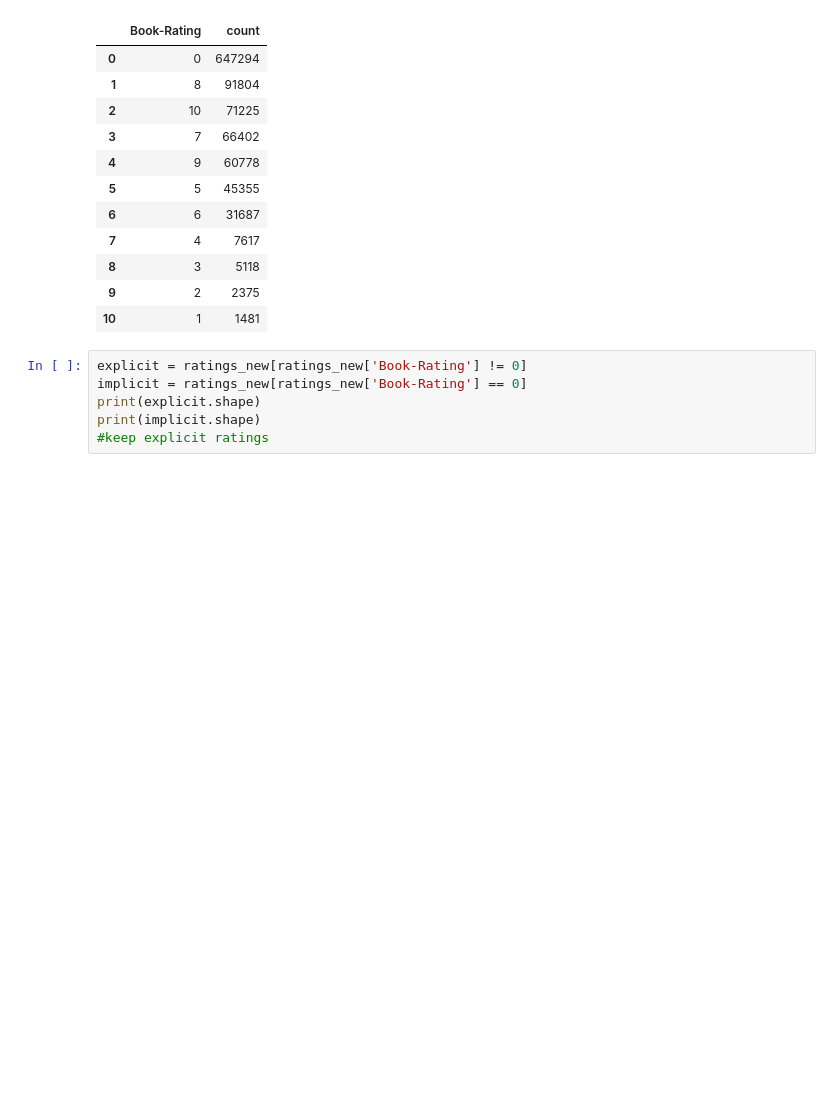
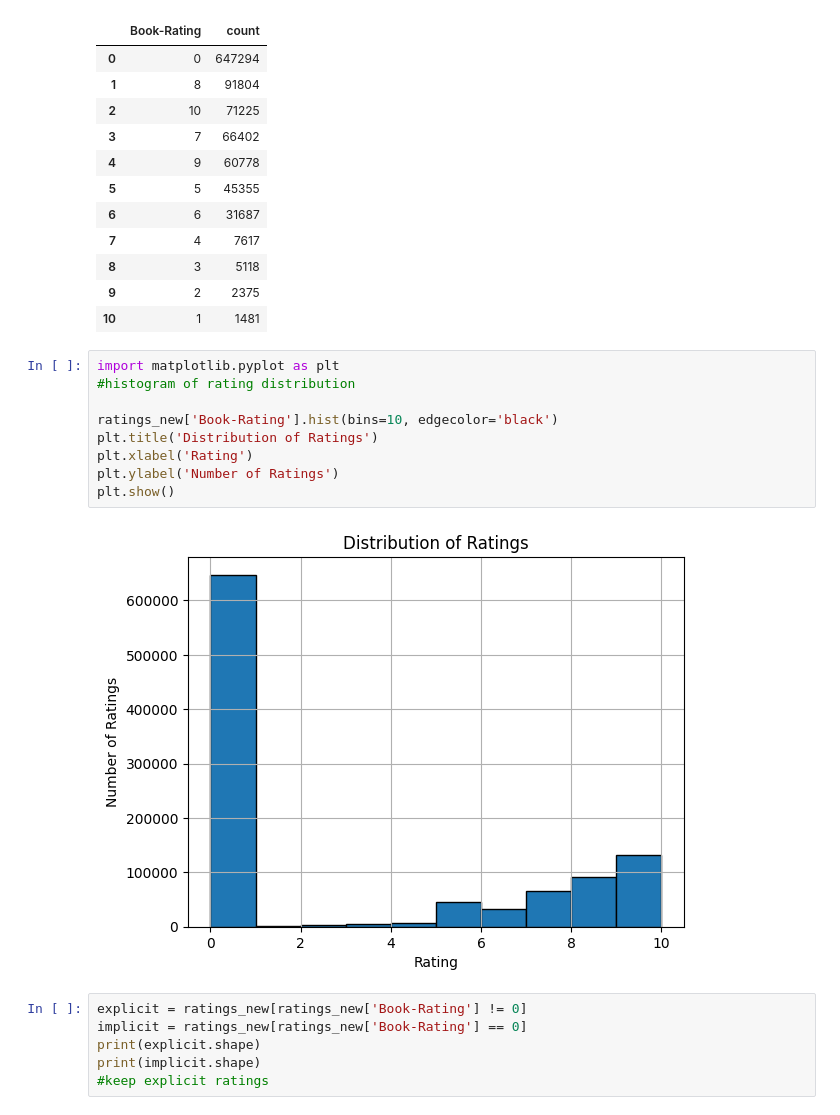
Before and after one commit to bbulls14/svd_book_recommender, a Jupyter notebook: data_cleaning.ipynb, the cells around one changed output. Cells and saved outputs as stored; diff of their text form; blank space fills up the shorter version.

```diff
--- a/data_cleaning.ipynb
+++ b/data_cleaning.ipynb
@@ -156,6 +156,17 @@ ratings_new['Book-Rating'].value_counts().reset_index()
 | 8 | 3 | 5118 |
 | 9 | 2 | 2375 |
 | 10 | 1 | 1481 |
+# %%
+import matplotlib.pyplot as plt
+#histogram of rating distribution
+
+ratings_new['Book-Rating'].hist(bins=10, edgecolor='black')
+plt.title('Distribution of Ratings')
+plt.xlabel('Rating')
+plt.ylabel('Number of Ratings')
+plt.show()
+# %% [output]
+[figure, added]
 # %%
 explicit = ratings_new[ratings_new['Book-Rating'] != 0]
 implicit = ratings_new[ratings_new['Book-Rating'] == 0]
```
Also changed, not shown: parts of 5 cells of this notebook, 6 other files.
